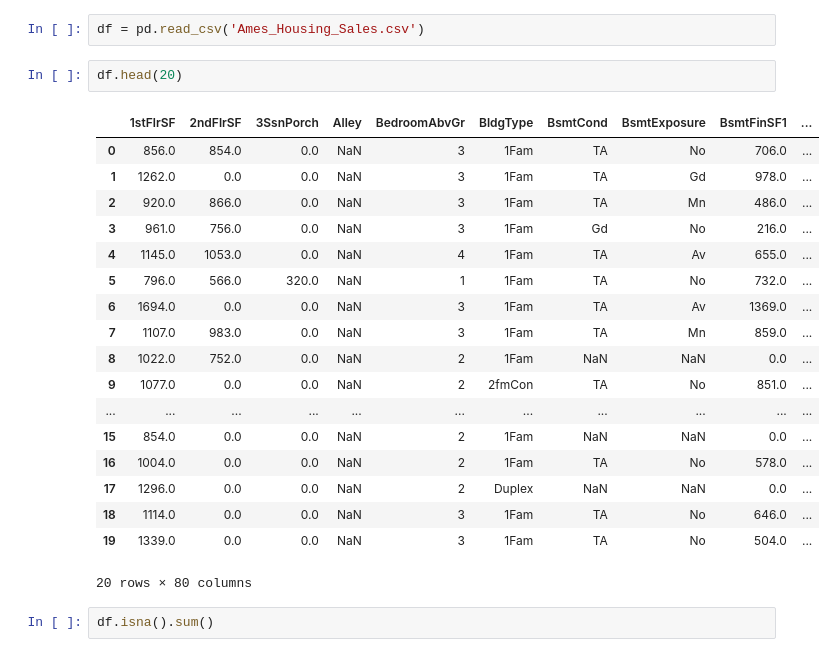
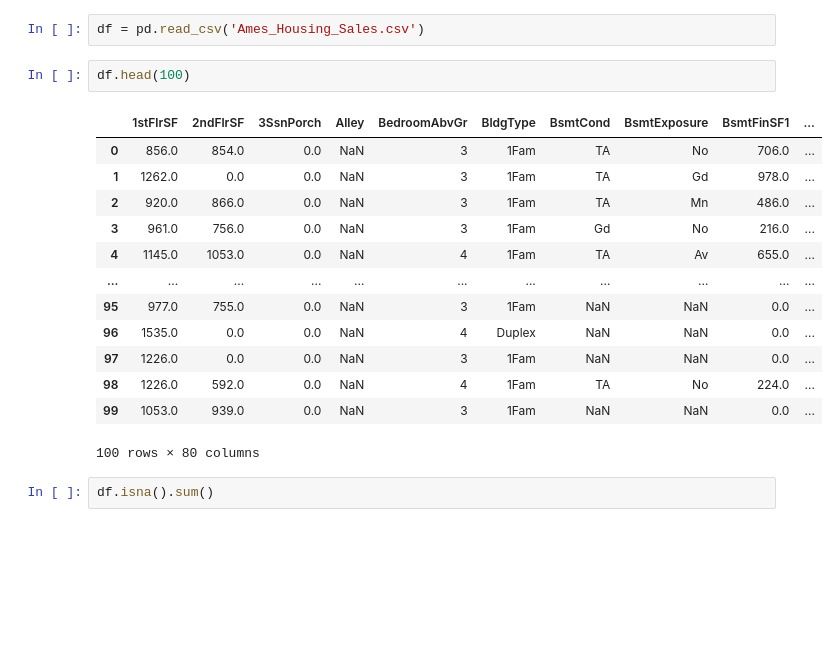
Before and after one commit to yousefmrashad/housing-classification, a Jupyter notebook: mining.ipynb, the cells around one changed output. Saved outputs shown, nothing was run; the diff lists cells and outputs as text; blank space fills up the shorter version.

```diff
--- a/mining.ipynb
+++ b/mining.ipynb
@@ -6,26 +6,21 @@ import sklearn as skl
 # %%
 df = pd.read_csv('Ames_Housing_Sales.csv')
 # %%
-df.head(20)
+df.head(100)
 # %% [output]
 |  | 1stFlrSF | 2ndFlrSF | 3SsnPorch | Alley | BedroomAbvGr | BldgType | BsmtCond | BsmtExposure | BsmtFinSF1 | ... |
 | 0 | 856.0 | 854.0 | 0.0 | NaN | 3 | 1Fam | TA | No | 706.0 | ... |
 | 1 | 1262.0 | 0.0 | 0.0 | NaN | 3 | 1Fam | TA | Gd | 978.0 | ... |
 | 2 | 920.0 | 866.0 | 0.0 | NaN | 3 | 1Fam | TA | Mn | 486.0 | ... |
 | 3 | 961.0 | 756.0 | 0.0 | NaN | 3 | 1Fam | Gd | No | 216.0 | ... |
 | 4 | 1145.0 | 1053.0 | 0.0 | NaN | 4 | 1Fam | TA | Av | 655.0 | ... |
-| 5 | 796.0 | 566.0 | 320.0 | NaN | 1 | 1Fam | TA | No | 732.0 | ... |
-| 6 | 1694.0 | 0.0 | 0.0 | NaN | 3 | 1Fam | TA | Av | 1369.0 | ... |
-| 7 | 1107.0 | 983.0 | 0.0 | NaN | 3 | 1Fam | TA | Mn | 859.0 | ... |
-| 8 | 1022.0 | 752.0 | 0.0 | NaN | 2 | 1Fam | NaN | NaN | 0.0 | ... |
-| 9 | 1077.0 | 0.0 | 0.0 | NaN | 2 | 2fmCon | TA | No | 851.0 | ... |
 | ... | ... | ... | ... | ... | ... | ... | ... | ... | ... | ... |
-| 15 | 854.0 | 0.0 | 0.0 | NaN | 2 | 1Fam | NaN | NaN | 0.0 | ... |
-| 16 | 1004.0 | 0.0 | 0.0 | NaN | 2 | 1Fam | TA | No | 578.0 | ... |
-| 17 | 1296.0 | 0.0 | 0.0 | NaN | 2 | Duplex | NaN | NaN | 0.0 | ... |
-| 18 | 1114.0 | 0.0 | 0.0 | NaN | 3 | 1Fam | TA | No | 646.0 | ... |
-| 19 | 1339.0 | 0.0 | 0.0 | NaN | 3 | 1Fam | TA | No | 504.0 | ... |
+| 95 | 977.0 | 755.0 | 0.0 | NaN | 3 | 1Fam | NaN | NaN | 0.0 | ... |
+| 96 | 1535.0 | 0.0 | 0.0 | NaN | 4 | Duplex | NaN | NaN | 0.0 | ... |
+| 97 | 1226.0 | 0.0 | 0.0 | NaN | 3 | 1Fam | NaN | NaN | 0.0 | ... |
+| 98 | 1226.0 | 592.0 | 0.0 | NaN | 4 | 1Fam | TA | No | 224.0 | ... |
+| 99 | 1053.0 | 939.0 | 0.0 | NaN | 3 | 1Fam | NaN | NaN | 0.0 | ... |
-20 rows × 80 columns
+100 rows × 80 columns
 # %%
 df.isna().sum()
 # %% [output]
```
Also changed, not shown: parts of 10 cells of this notebook.
